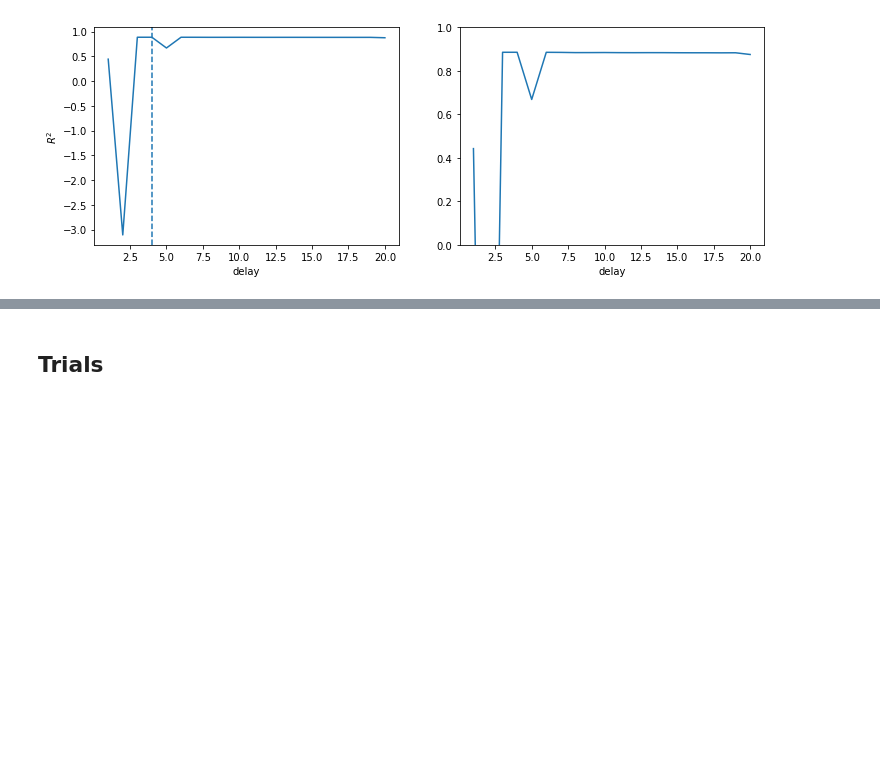
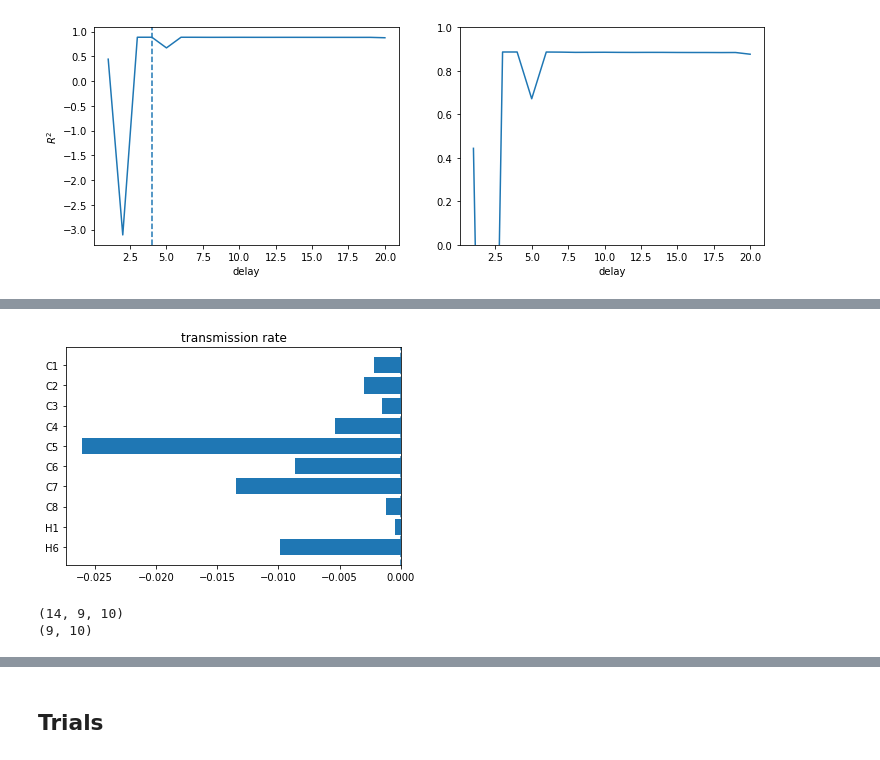
Before and after one commit to alexmadrinanfdez/covid-policy-analysis, a Jupyter notebook: linear-analysis.ipynb, the cells around one changed output, grey strips where cells are left out. Cells and saved outputs as stored; diff of their text form; code cells hidden in the pictures; blank space fills up the shorter version.

```diff
--- a/linear-analysis.ipynb
+++ b/linear-analysis.ipynb
@@ -1783,0 +1877,7 @@ plt.show()
+# %%
+plt.barh(chx_str[::-1], coef_glob[::-1]) # flip order
+plt.axvline(ls='--')
+plt.title('transmission rate')
+plt.show()
+# %% [output]
+[figure, added]
@@ -1783,0 +1899,8 @@ plt.show()
+# %%
+coef_intv = np.asarray(coef_intv)
+print(coef_intv.shape)
+coef_intv = coef_intv.mean(axis=0)
+print(coef_intv.shape)
+# %% [output]
+(14, 9, 10)
+(9, 10)
```
Also changed, not shown: parts of 90 cells of this notebook.
